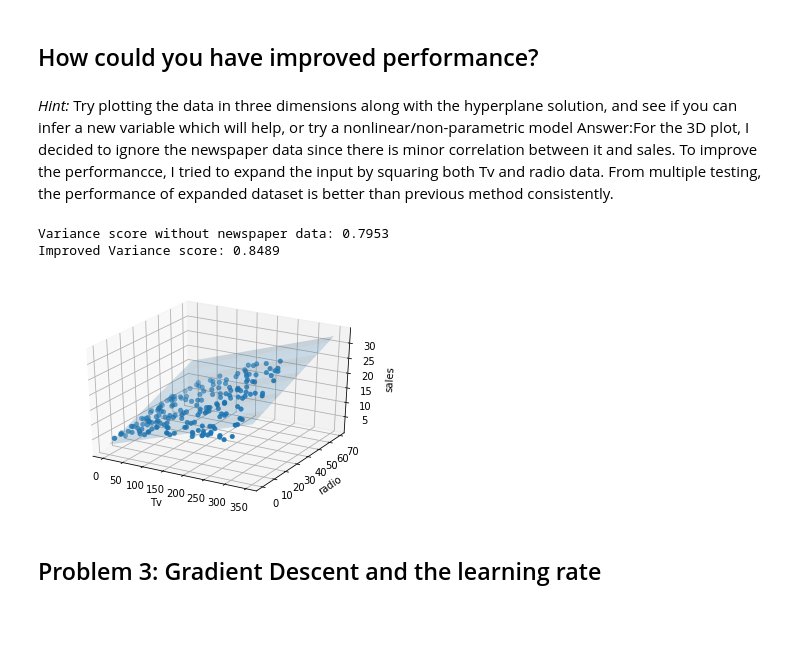
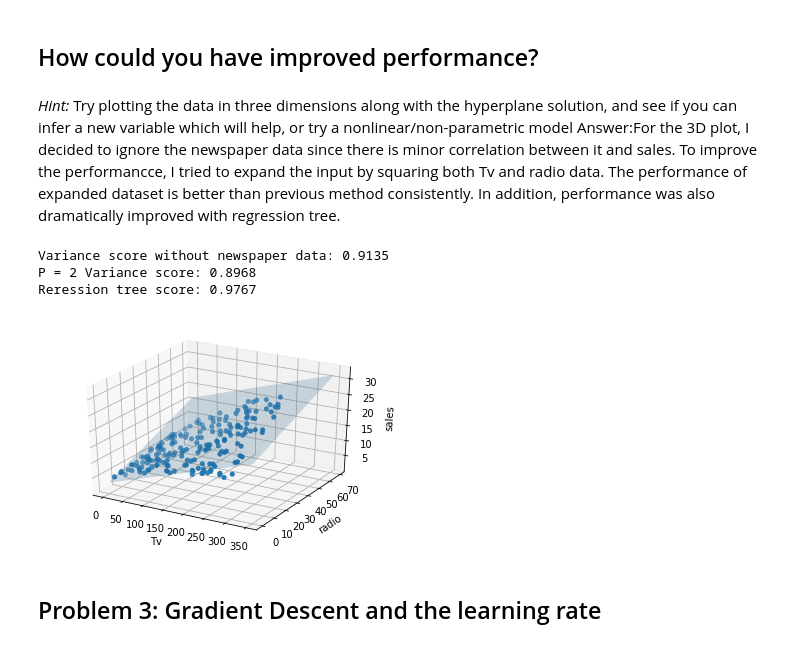
Before and after one commit to Columbia-Intro-Data-Science/python-introduction-ls3456, a Jupyter notebook: Homework 1 - Github and Pandas.ipynb, the cells around one changed output. Saved outputs shown, nothing was run; the diff lists cells and outputs as text; code cells hidden in the pictures; blank space fills up the shorter version.

```diff
--- a/Homework 1 - Github and Pandas.ipynb
+++ b/Homework 1 - Github and Pandas.ipynb
@@ -188,7 +188,7 @@ Answer: I can conclude that Tv and radios have positive correlation with sales,
 # %% [markdown]
 *Hint:* Try plotting the data in three dimensions along with the hyperplane solution, and see if you can infer
 a new variable which will help, or try a nonlinear/non-parametric model
-Answer:For the 3D plot, I decided to ignore the newspaper data since there is minor correlation between it and sales. To improve the performancce, I tried to expand the input by squaring both Tv and radio data. From multiple testing, the performance of expanded dataset is better than previous method consistently.
+Answer:For the 3D plot, I decided to ignore the newspaper data since there is minor correlation between it and sales. To improve the performancce, I tried to expand the input by squaring both Tv and radio data. The performance of expanded dataset is better than previous method consistently. In addition, performance was also dramatically improved with regression tree.
 # %%
 from mpl_toolkits import mplot3d
 import matplotlib.pyplot as plt
@@ -227,37 +227,45 @@ z = (-normal[0] * xx - normal[1] * yy - d) * 1. /normal[2]
 plt3d.plot_surface(xx, yy, z, alpha=0.2)
 
 # Plot the scatter plot
 plt3d.scatter(df[['TV']],df[['radio']],df[['sales']],cmap='viridis', linewidth=0.5)
 plt3d.set_xlabel('Tv')
 plt3d.set_ylabel('radio')
 plt3d.set_zlabel('sales')
 
 # To improve the performance, we can try to expand the input by squaring both Tv and radio data
 # tv^2 and radio ^2
 X_Improved_train = X_train[['TV','radio']]
 X_Improved_test = X_test[['TV','radio']]
 
 X_Improved_train[['TV^2']] = X_train[['TV']]**2
 X_Improved_train[['radio^2']] = X_train[['radio']]**2
 
 X_Improved_test[['TV^2']] = X_test[['TV']]**2
 X_Improved_test[['radio^2']] = X_test[['radio']]**2
 
 
 
 # Create linear regression object
 Improved_regr = LinearRegression()
 
 # Train the model using the training sets
 Improved_regr.fit(X_Improved_train, y_train)
 
 y_predict = Improved_regr.predict(X_Improved_test)
 
-print('Improved Variance score: %.4f' % Improved_regr.score(X_Improved_test, y_test))
+print('P = 2 Variance score: %.4f' % Improved_regr.score(X_Improved_test, y_test))
+
+# Regreesion tree
+from sklearn import tree
+clf = tree.DecisionTreeRegressor()
+clf = clf.fit(X_New_train, y_train)
+clf.predict(X_New_test)
+print('Reression tree score: %.4f' % clf.score(X_New_test, y_test))
 # %% [output]
-Variance score without newspaper data: 0.7953
-Improved Variance score: 0.8489
+Variance score without newspaper data: 0.9135
+P = 2 Variance score: 0.8968
+Reression tree score: 0.9767
-[figure, old version]
+[figure, new version]
 # %% [markdown]
 ## Problem 3:  Gradient Descent and the learning rate
 # %% [markdown]
```
Also changed, not shown: parts of 5 cells of this notebook.
